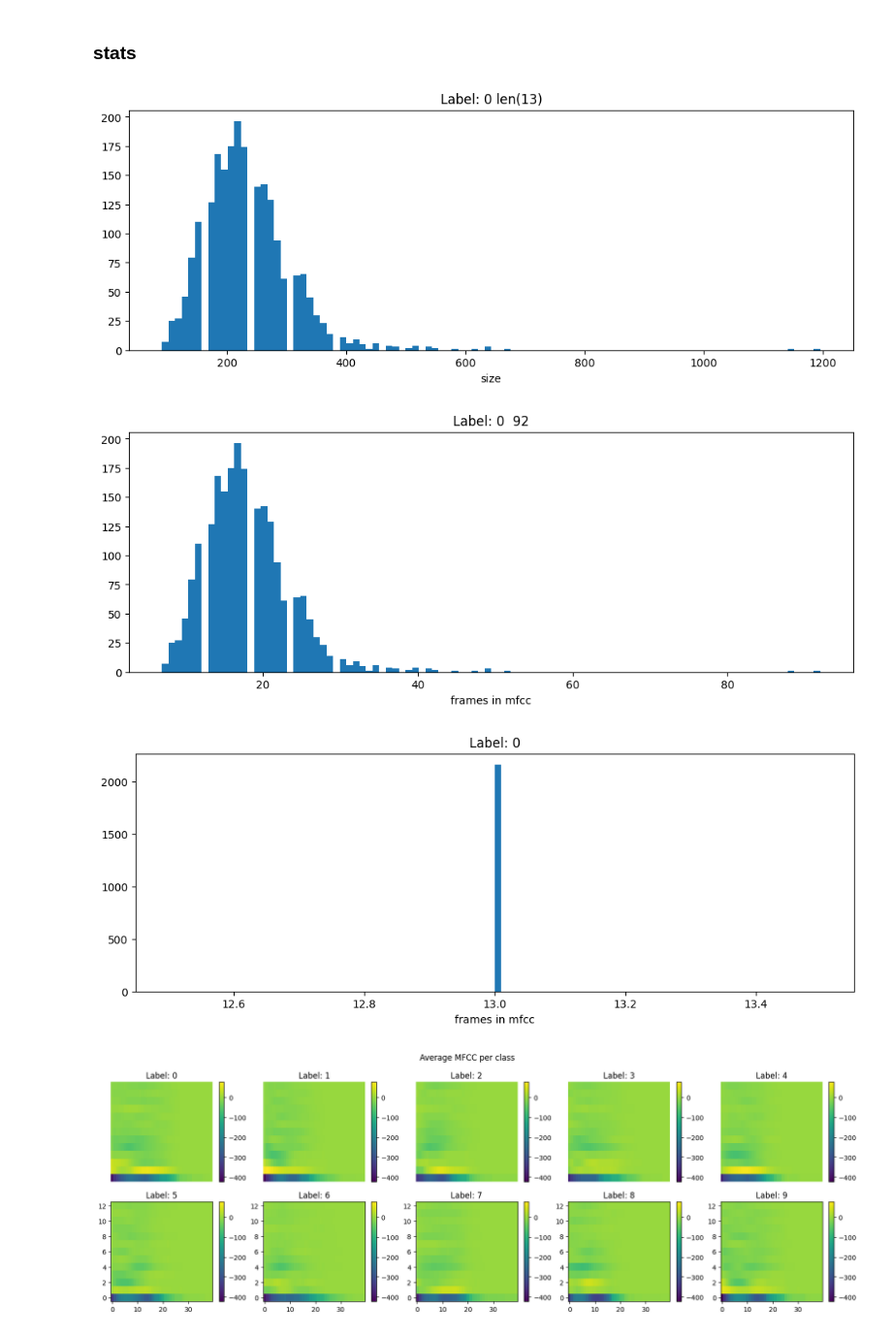
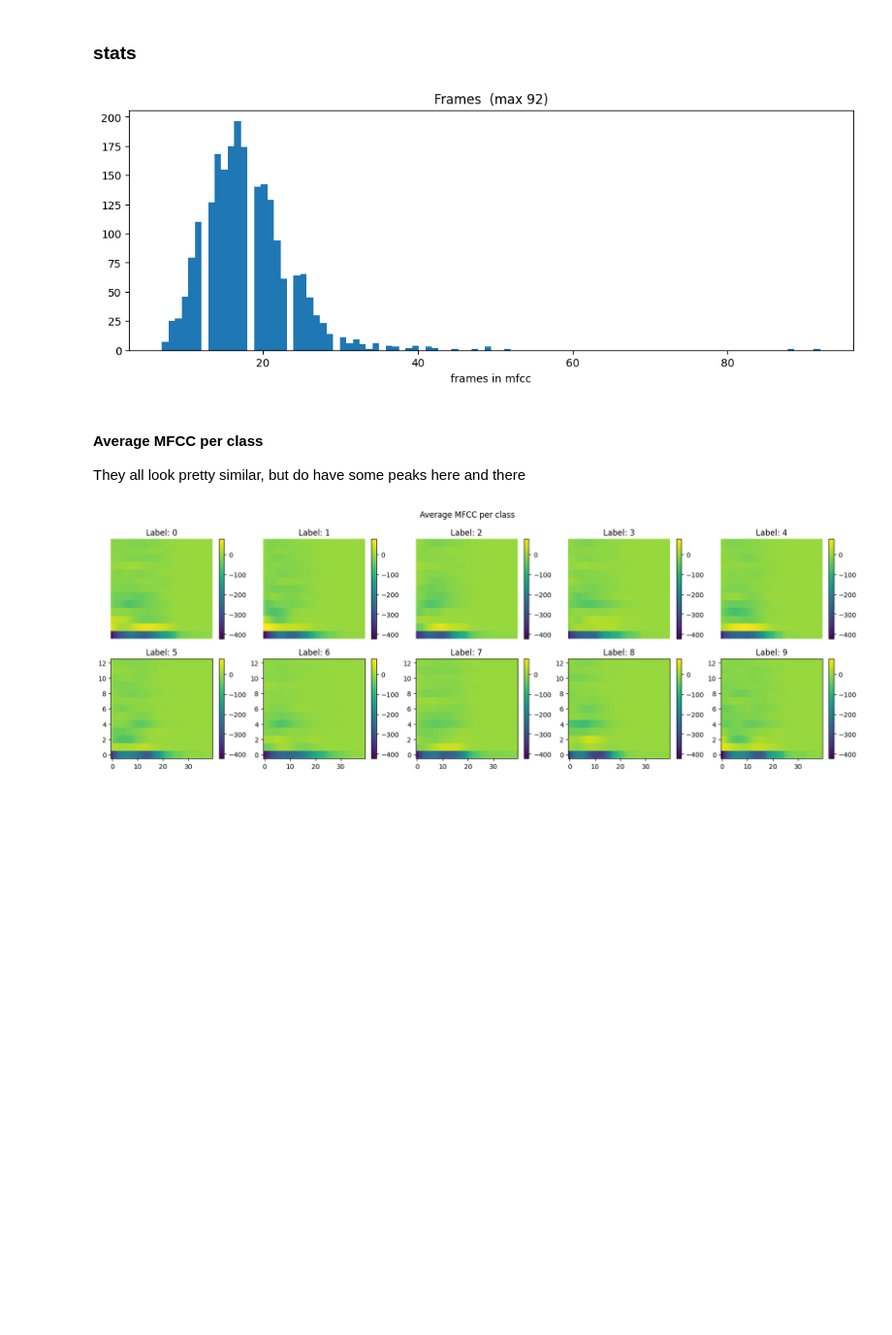
Before and after one commit to chanokin/audio_digit_classifier, a Jupyter notebook: notebooks/explore_data.ipynb, the cells around one changed output. Shown at 97% size. Cells and saved outputs as stored; diff of their text form; code cells hidden in the pictures; blank space fills up the shorter version.

```diff
--- a/notebooks/explore_data.ipynb
+++ b/notebooks/explore_data.ipynb
@@ -160,34 +160,17 @@ import numpy as np
 transformed_train = [transforms(x[0]) for x in train_set]
 # %%
 sizes = np.asarray([x.numel() for x in transformed_train])
-
-
-f, ax = plt.subplots(1, 1, figsize=(12, 4))
-ax.hist(sizes, bins=100)
-ax.set_title(f'Label: {label} len({len(mfcc_sample)})')
-ax.set_xlabel("size")
-
-
 widths = np.asarray([x.shape[1] for x in transformed_train])
 max_width = widths.max()
 
 f, ax = plt.subplots(1, 1, figsize=(12, 4))
 ax.hist(widths, bins=100)
-ax.set_title(f'Label: {label}  {widths.max()}')
-ax.set_xlabel("frames in mfcc")
-
-heights = np.asarray([x.shape[0] for x in transformed_train])
-
-f, ax = plt.subplots(1, 1, figsize=(12, 4))
-ax.hist(heights, bins=100)
-ax.set_title(f'Label: {label}')
+ax.set_title(f'Frames  (max {widths.max()})')
 ax.set_xlabel("frames in mfcc")
 
 plt.show()
 # %% [output]
-[figure, old version]
+[figure, new version]
-[figure, removed]
-[figure, removed]
 # %%
 labels = np.asarray([x[1] for x in train_set])
 # %%
@@ -209,6 +192,10 @@ for i, class_id in enumerate(range(10)):
 # %%
 max_val = np.max([np.max(averages[class_id]) for class_id in range(10)])
 min_val = np.min([np.min(averages[class_id]) for class_id in range(10)])
+# %% [markdown]
+#### Average MFCC per class
+
+They all look pretty similar, but do have some peaks here and there
 # %%
 f, axs = plt.subplots(2, 5, figsize=(20, 6))
 f.suptitle('Average MFCC per class')
```
Also changed, not shown: parts of 2 cells of this notebook, 2 other files.
